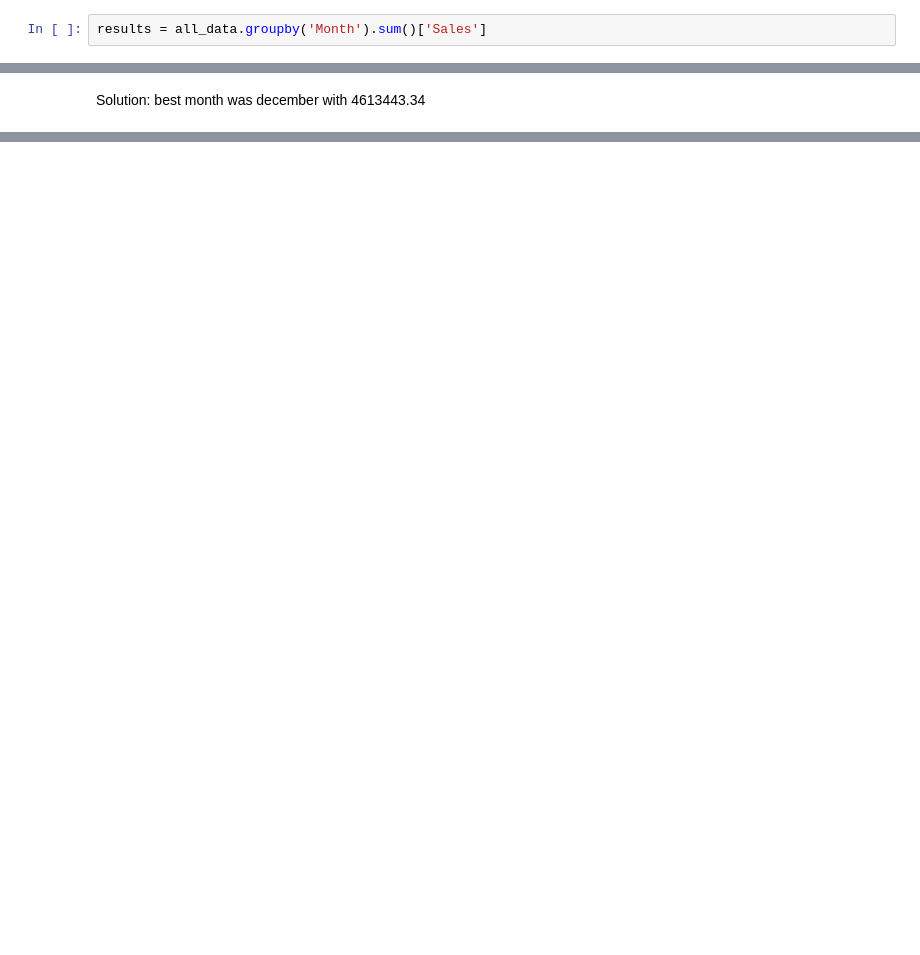
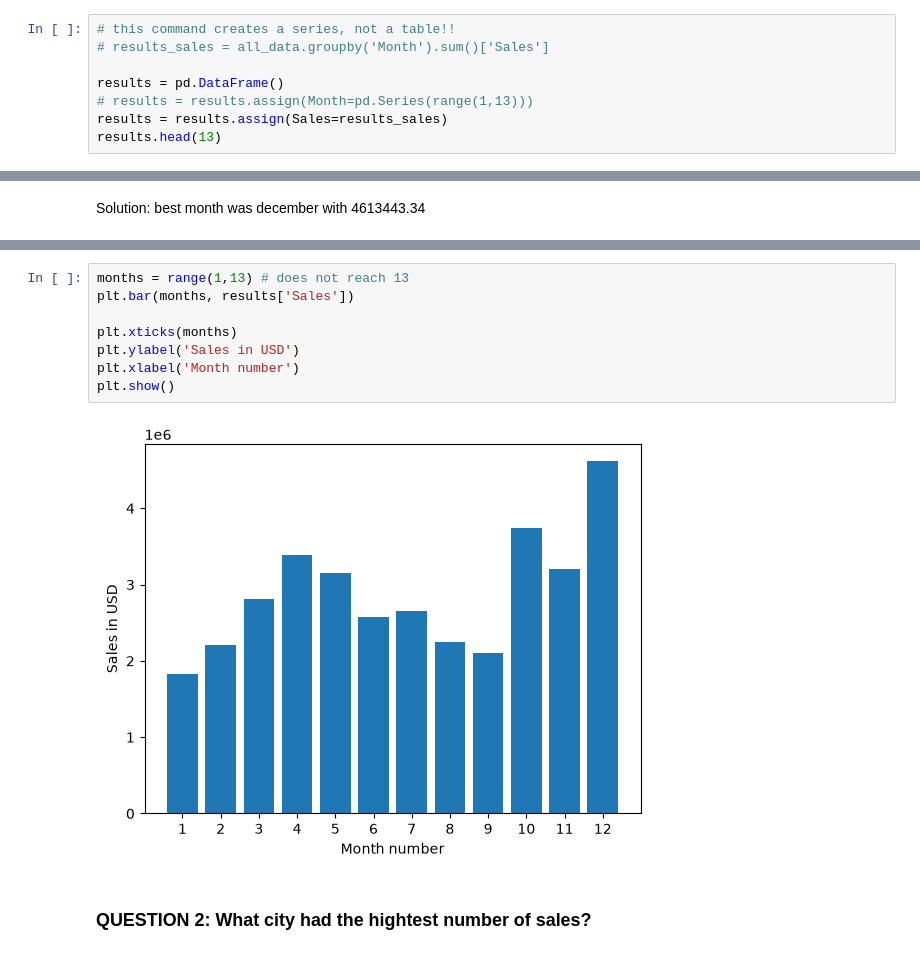
Before and after one commit to sofiaamoress/Learning-Pandas---Data-Science, a Jupyter notebook: code/analysis.ipynb, the cells around one changed output, grey strips where cells are left out. Drawn from its saved outputs; the diff is of its cells as text; blank space fills up the shorter version.

```diff
--- a/code/analysis.ipynb
+++ b/code/analysis.ipynb
@@ -151,2 +168,8 @@ all_data.head()
 # %%
-results = all_data.groupby('Month').sum()['Sales']
+# this command creates a series, not a table!!
+# results_sales = all_data.groupby('Month').sum()['Sales']
+
+results = pd.DataFrame()
+# results = results.assign(Month=pd.Series(range(1,13)))
+results = results.assign(Sales=results_sales)
+results.head(13)
@@ -162,0 +205,12 @@ KeyError: 'Sales'
+# %%
+months = range(1,13) # does not reach 13
+plt.bar(months, results['Sales'])
+
+plt.xticks(months)
+plt.ylabel('Sales in USD')
+plt.xlabel('Month number')
+plt.show()
+# %% [output]
+[figure, added]
+# %% [markdown]
+### QUESTION 2: What city had the hightest number of sales?
```
Also changed, not shown: parts of 9 cells of this notebook.
